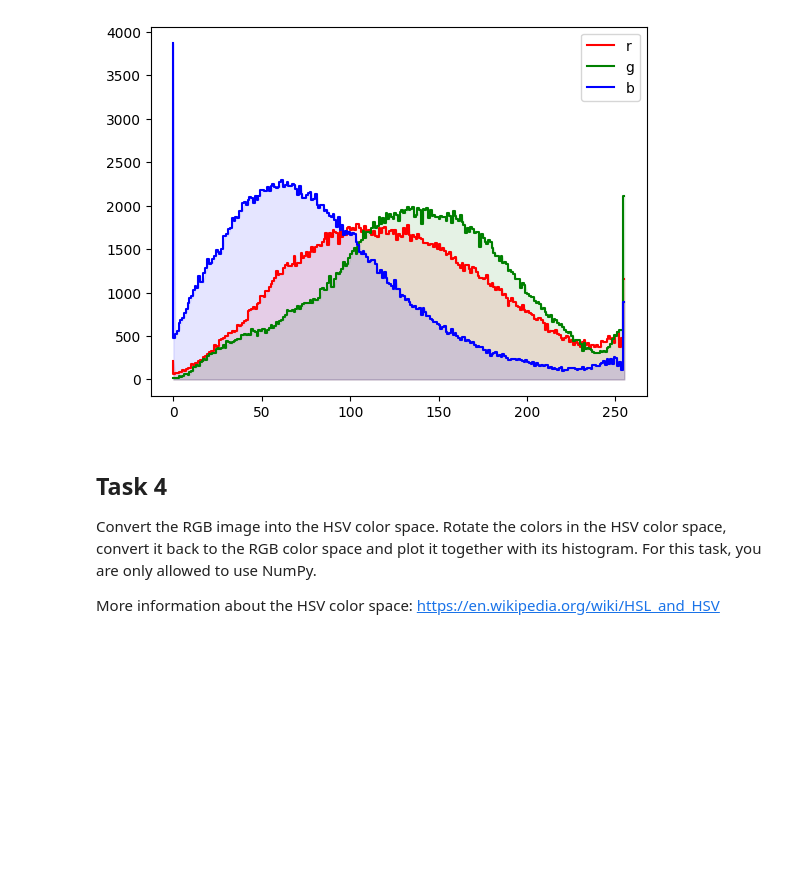
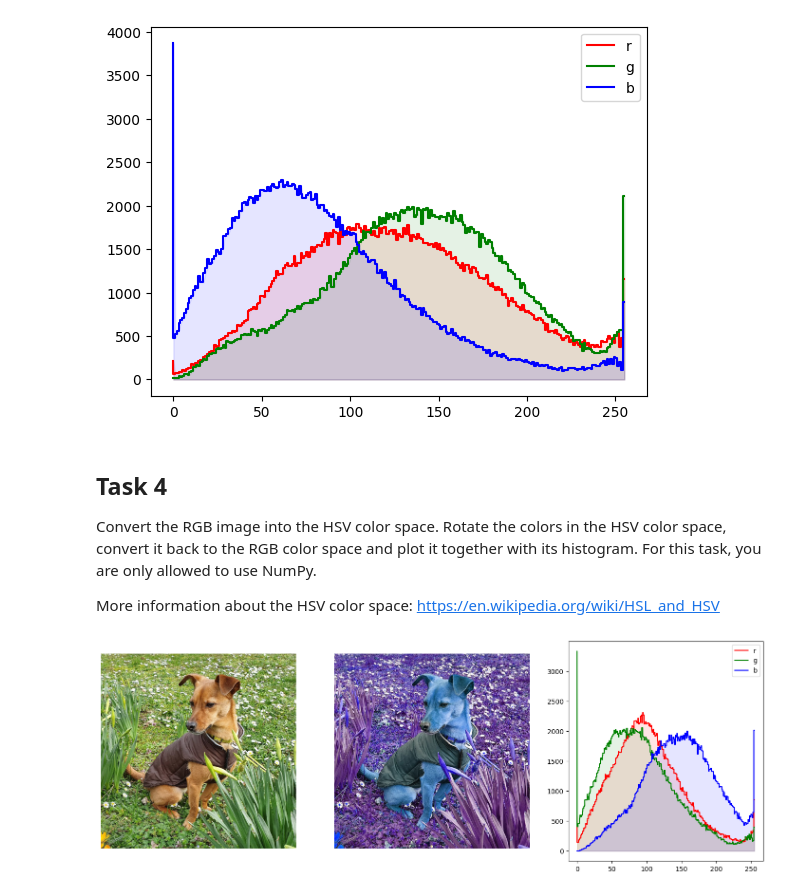
Before and after one commit to vislearn/3dcv-students, a Jupyter notebook: 1.0-tl-scientific-python.ipynb, the cells around one changed output. Drawn from its saved outputs; the diff is of its cells as text; code cells hidden in the pictures; blank space fills up the shorter version.

```diff
--- a/1.0-tl-scientific-python.ipynb
+++ b/1.0-tl-scientific-python.ipynb
@@ -224,14 +264,22 @@ def hsv2rgb(image):
 # %%
 # Change the color space from rgb to hsv and plot it
 image_hsv = rgb2hsv(image)
 
 # TODO: plot image
-
+fig, axes = plt.subplots(1, 3, figsize=(18, 6))
+axes[0].imshow(image)
+axes[0].axis("off")
 
 # TODO: Rotate the colors in hsv color space
-
+rotate_degree = 180  # Rotate 180 degrees
+image_hsv[:, :, 0] += rotate_degree
 
 # TODO: Now, convert it back from HSV to RGB and plot it
-
+image_rotated_rgb = hsv2rgb(image_hsv)
+axes[1].imshow(image_rotated_rgb)
+axes[1].axis("off")
 
 # TODO: Plot the color histogram of the inverted rgb image
+plot_color_histogram(image_rotated_rgb)
+# %% [output]
+[figure, added]
```
Also changed, not shown: parts of 3 cells of this notebook.
